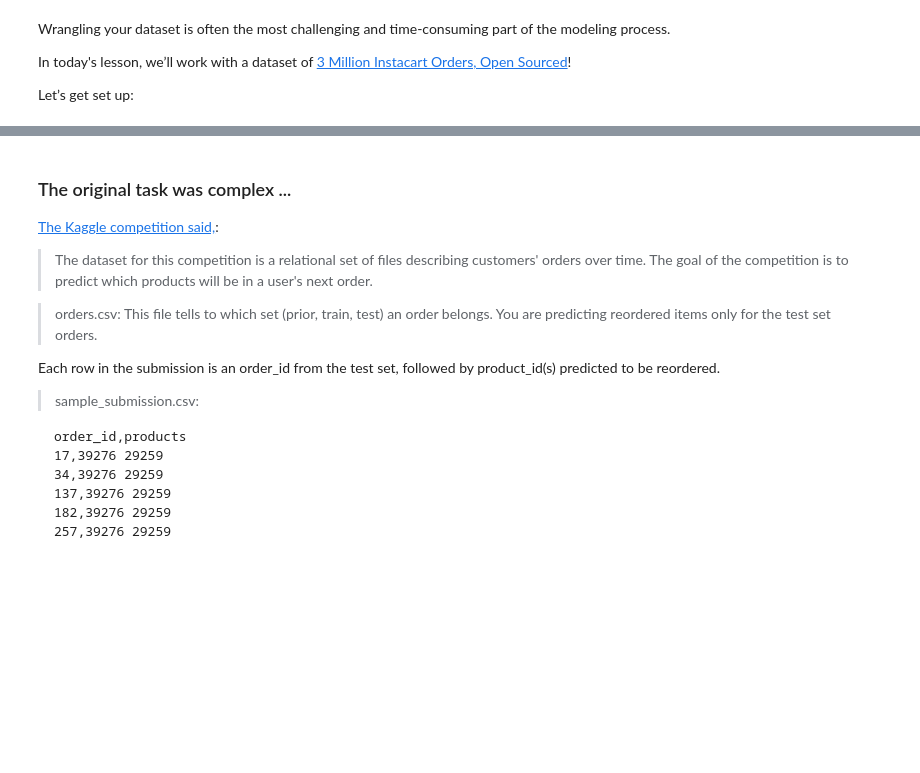
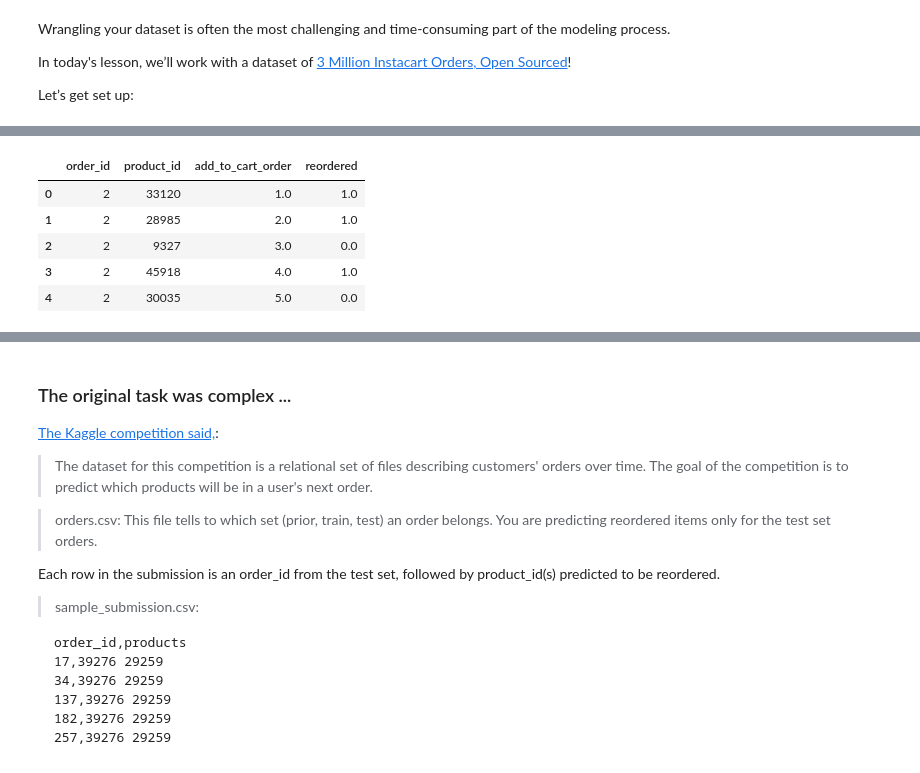
Before and after one commit to sikoh/DS-Applied-Modeling, a Jupyter notebook: Wrangle-ML-Datasets/DS_WrangleMLDatasets_Homework.ipynb, the cells around one changed output, grey strips where cells are left out. Saved outputs shown, nothing was run; the diff lists cells and outputs as text; code cells hidden in the pictures; blank space fills up the shorter version.

```diff
--- a/Wrangle-ML-Datasets/DS_WrangleMLDatasets_Homework.ipynb
+++ b/Wrangle-ML-Datasets/DS_WrangleMLDatasets_Homework.ipynb
@@ -39,0 +35,9 @@ for filename in glob('*.csv'):
+# %%
+order_products_prior.head()
+# %% [output]
+|  | order_id | product_id | add_to_cart_order | reordered |
+| 0 | 2 | 33120 | 1.0 | 1.0 |
+| 1 | 2 | 28985 | 2.0 | 1.0 |
+| 2 | 2 | 9327 | 3.0 | 0.0 |
+| 3 | 2 | 45918 | 4.0 | 1.0 |
+| 4 | 2 | 30035 | 5.0 | 0.0 |
```
Also changed, not shown: parts of 16 cells of this notebook.
